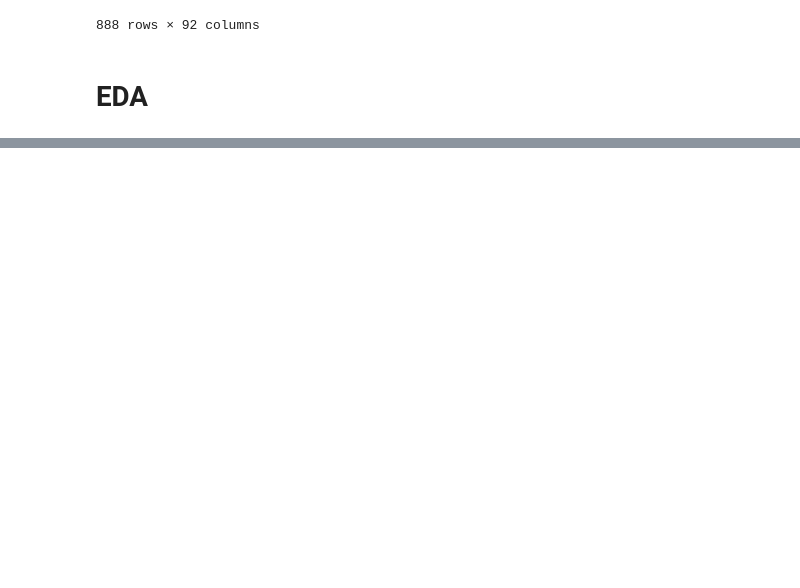
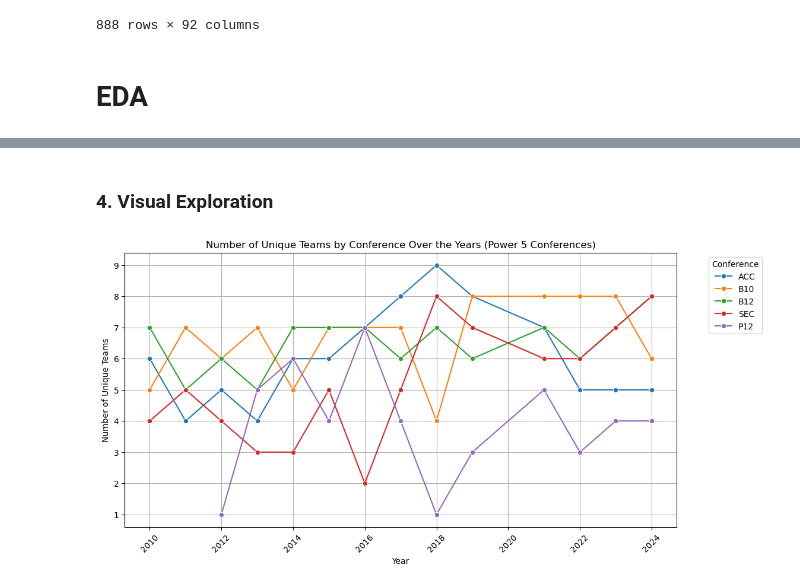
Before and after one commit to kolbymckay22/March-Madness, a Jupyter notebook: analysis.ipynb, the cells around one changed output, grey strips where cells are left out. Drawn from its saved outputs; the diff is of its cells as text; code cells hidden in the pictures; blank space fills up the shorter version.

```diff
--- a/analysis.ipynb
+++ b/analysis.ipynb
@@ -658,3 +660,11 @@ combined_matchups
 combined_matchups.to_csv("combined_matchups.csv", index=False)
 # %% [markdown]
 # EDA
+# %%
+import pandas as pd
+import numpy as np
+import matplotlib.pyplot as plt
+import seaborn as sns
+
+combined_matchups = pd.read_csv("combined_matchups.csv")
+combined_matchups1 = combined_matchups.dropna(subset=['target'])
@@ -660,0 +725,30 @@ combined_matchups.to_csv("combined_matchups.csv", index=False)
+# %% [markdown]
+### 4. Visual Exploration
+# %%
+if {'TEAM_1', 'TEAM_2', 'CONF_1', 'CONF_2', 'YEAR'}.issubset(combined_matchups.columns):
+    # Reshape data to count unique teams by conference per year
+    team_conference_data = pd.concat([
+        combined_matchups[['YEAR', 'TEAM_1', 'CONF_1']].rename(columns={'TEAM_1': 'Team', 'CONF_1': 'Conference'}),
+        combined_matchups[['YEAR', 'TEAM_2', 'CONF_2']].rename(columns={'TEAM_2': 'Team', 'CONF_2': 'Conference'})
+    ])
+
+    # Drop duplicates to count unique teams per conference per year
+    team_counts = team_conference_data.drop_duplicates(subset=['YEAR', 'Team'])
+    team_counts = team_counts.groupby(['YEAR', 'Conference']).size().reset_index(name='Team Count')
+
+    team_counts = team_counts[team_counts['Conference'].isin(['ACC', 'B10', 'B12', 'P12', 'SEC'])]
+
+    # Plot using Seaborn
+    plt.figure(figsize=(12, 6))
+    sns.lineplot(data=team_counts, x='YEAR', y='Team Count', hue='Conference', marker='o')
+    plt.xlabel("Year")
+    plt.ylabel("Number of Unique Teams")
+    plt.title("Number of Unique Teams by Conference Over the Years (Power 5 Conferences)")
+    plt.legend(title="Conference", bbox_to_anchor=(1.05, 1), loc='upper left')
+    plt.xticks(rotation=45)
+    plt.grid(True)
+    plt.show()
+else:
+    print("Dataset is missing required columns: 'TEAM_1', 'TEAM_2', 'CONF_1', 'CONF_2', or 'YEAR'")
+# %% [output]
+[figure, added]
```
Also changed, not shown: parts of 10 cells of this notebook, 1 other file.
